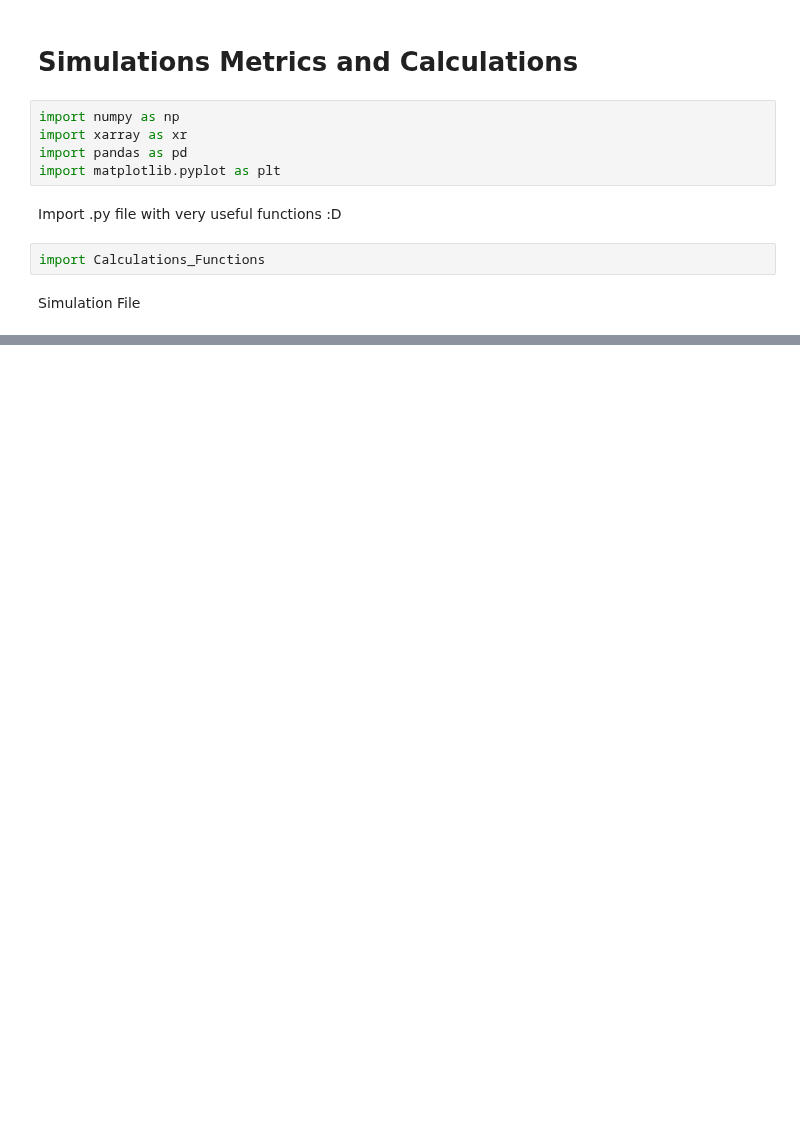
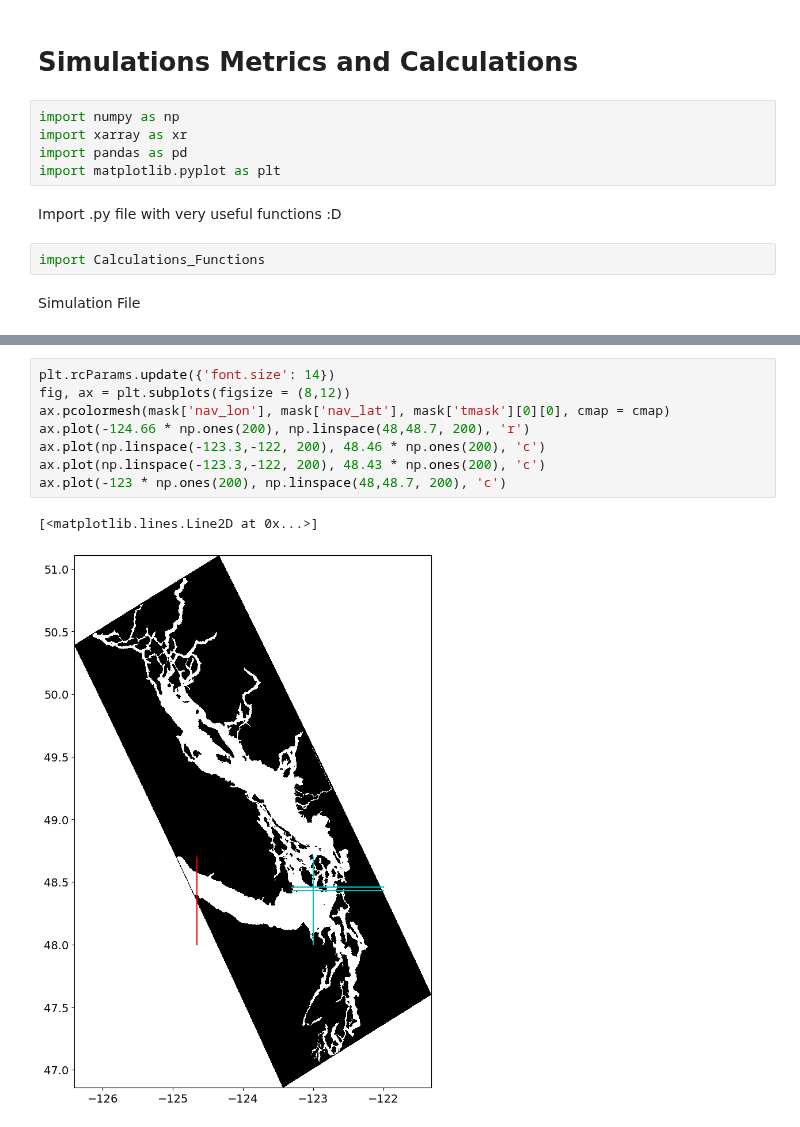
Before and after one commit to SalishSeaCast/analysis-vicente, a Jupyter notebook: Ocean_Parcels/PBDE_simulations/Metrics_Calculations.ipynb, the cells around one changed output, grey strips where cells are left out. Cells and saved outputs as stored; diff of their text form; blank space fills up the shorter version.

```diff
--- a/Ocean_Parcels/PBDE_simulations/Metrics_Calculations.ipynb
+++ b/Ocean_Parcels/PBDE_simulations/Metrics_Calculations.ipynb
@@ -21,0 +52,11 @@ Calculations_Functions.metrics_table(filename, title = 'Year Simulation')
+# %%
+plt.rcParams.update({'font.size': 14})
+fig, ax = plt.subplots(figsize = (8,12))
+ax.pcolormesh(mask['nav_lon'], mask['nav_lat'], mask['tmask'][0][0], cmap = cmap)
+ax.plot(-124.66 * np.ones(200), np.linspace(48,48.7, 200), 'r')
+ax.plot(np.linspace(-123.3,-122, 200), 48.46 * np.ones(200), 'c')
+ax.plot(np.linspace(-123.3,-122, 200), 48.43 * np.ones(200), 'c')
+ax.plot(-123 * np.ones(200), np.linspace(48,48.7, 200), 'c')
+# %% [output]
+[<matplotlib.lines.Line2D at 0x...>]
+[figure, added]
```
Also changed, not shown: parts of 16 cells of this notebook, 1 other file.
